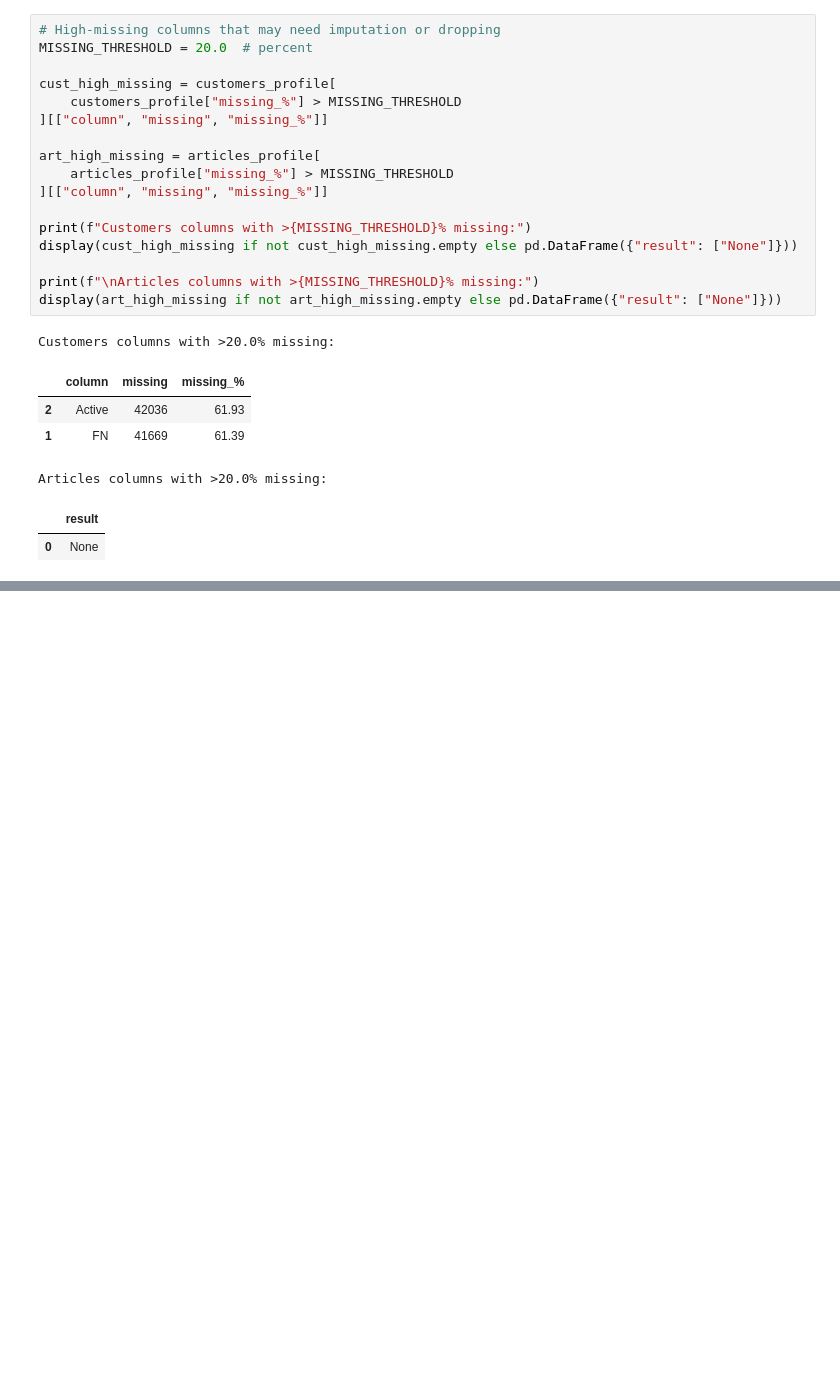
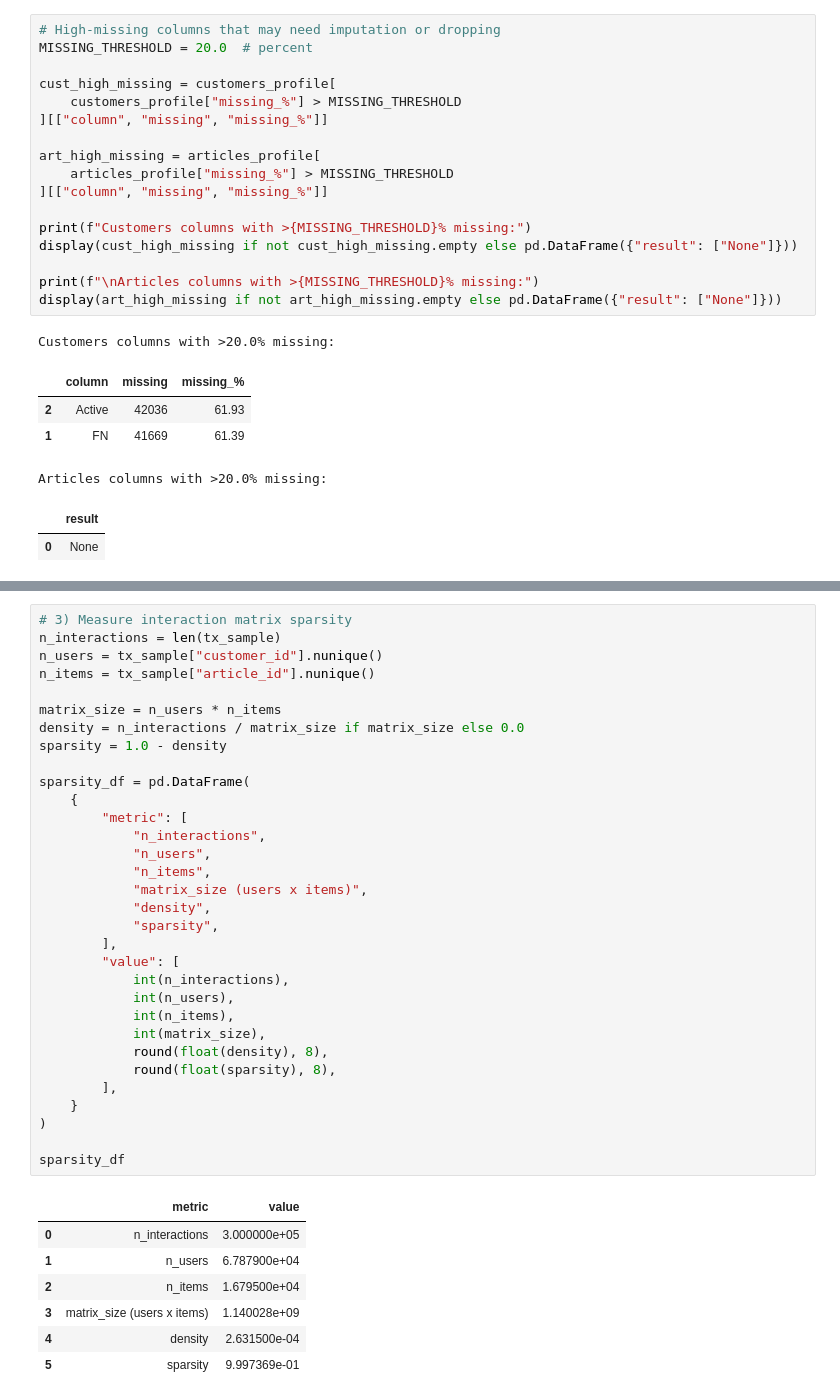
Before and after one commit to Chikire/Reco-Nova, a Jupyter notebook: notebooks/EDA_notebook.ipynb, the cells around one changed output, grey strips where cells are left out. Drawn from its saved outputs; the diff is of its cells as text; blank space fills up the shorter version.

```diff
--- a/notebooks/EDA_notebook.ipynb
+++ b/notebooks/EDA_notebook.ipynb
@@ -505,0 +627,40 @@ summary
+# %%
+# 3) Measure interaction matrix sparsity
+n_interactions = len(tx_sample)
+n_users = tx_sample["customer_id"].nunique()
+n_items = tx_sample["article_id"].nunique()
+
+matrix_size = n_users * n_items
+density = n_interactions / matrix_size if matrix_size else 0.0
+sparsity = 1.0 - density
+
+sparsity_df = pd.DataFrame(
+    {
+        "metric": [
+            "n_interactions",
+            "n_users",
+            "n_items",
+            "matrix_size (users x items)",
+            "density",
+            "sparsity",
+        ],
+        "value": [
+            int(n_interactions),
+            int(n_users),
+            int(n_items),
+            int(matrix_size),
+            round(float(density), 8),
+            round(float(sparsity), 8),
+        ],
+    }
+)
+
+sparsity_df
+# %% [output]
+|  | metric | value |
+| 0 | n_interactions | 3.000000e+05 |
+| 1 | n_users | 6.787900e+04 |
+| 2 | n_items | 1.679500e+04 |
+| 3 | matrix_size (users x items) | 1.140028e+09 |
+| 4 | density | 2.631500e-04 |
+| 5 | sparsity | 9.997369e-01 |
```
Also changed, not shown: parts of 8 cells of this notebook.
